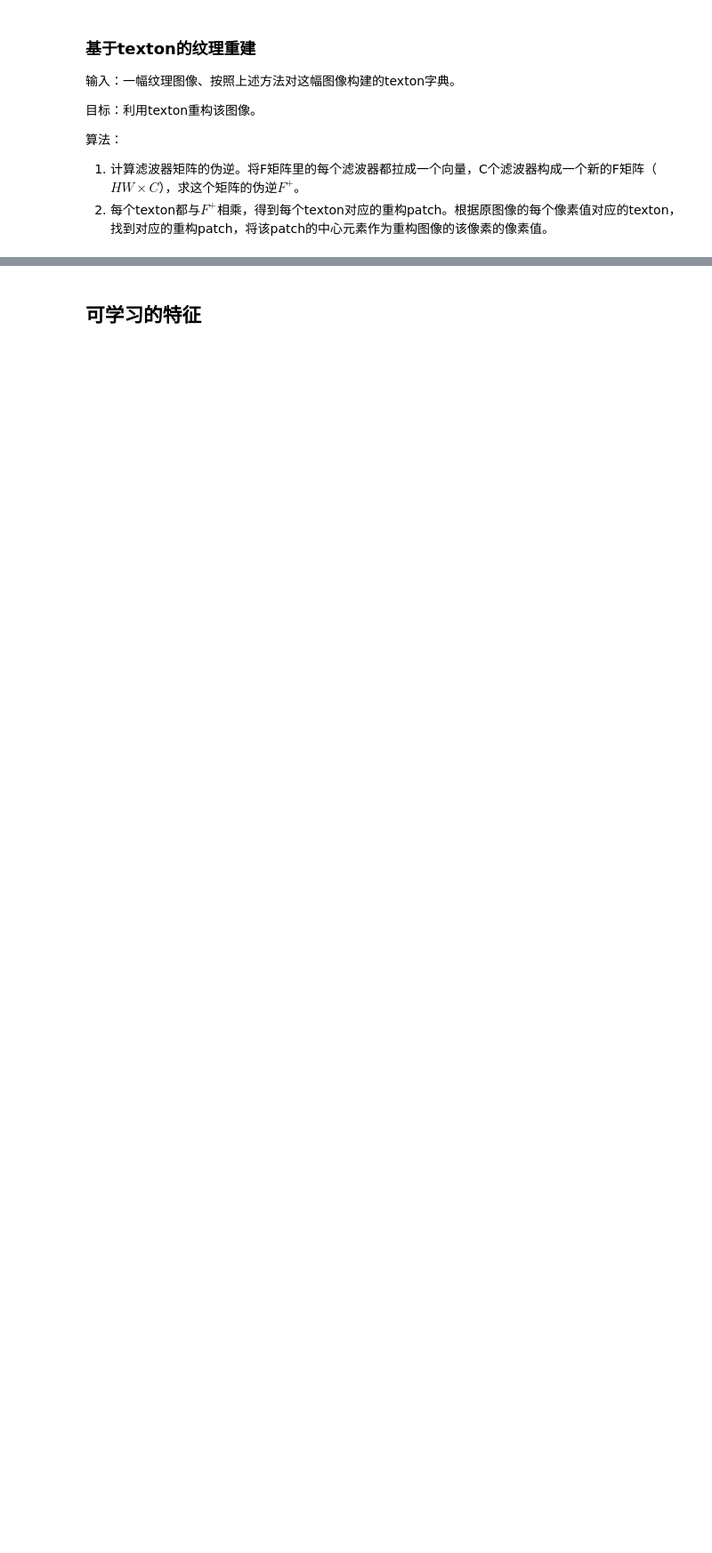
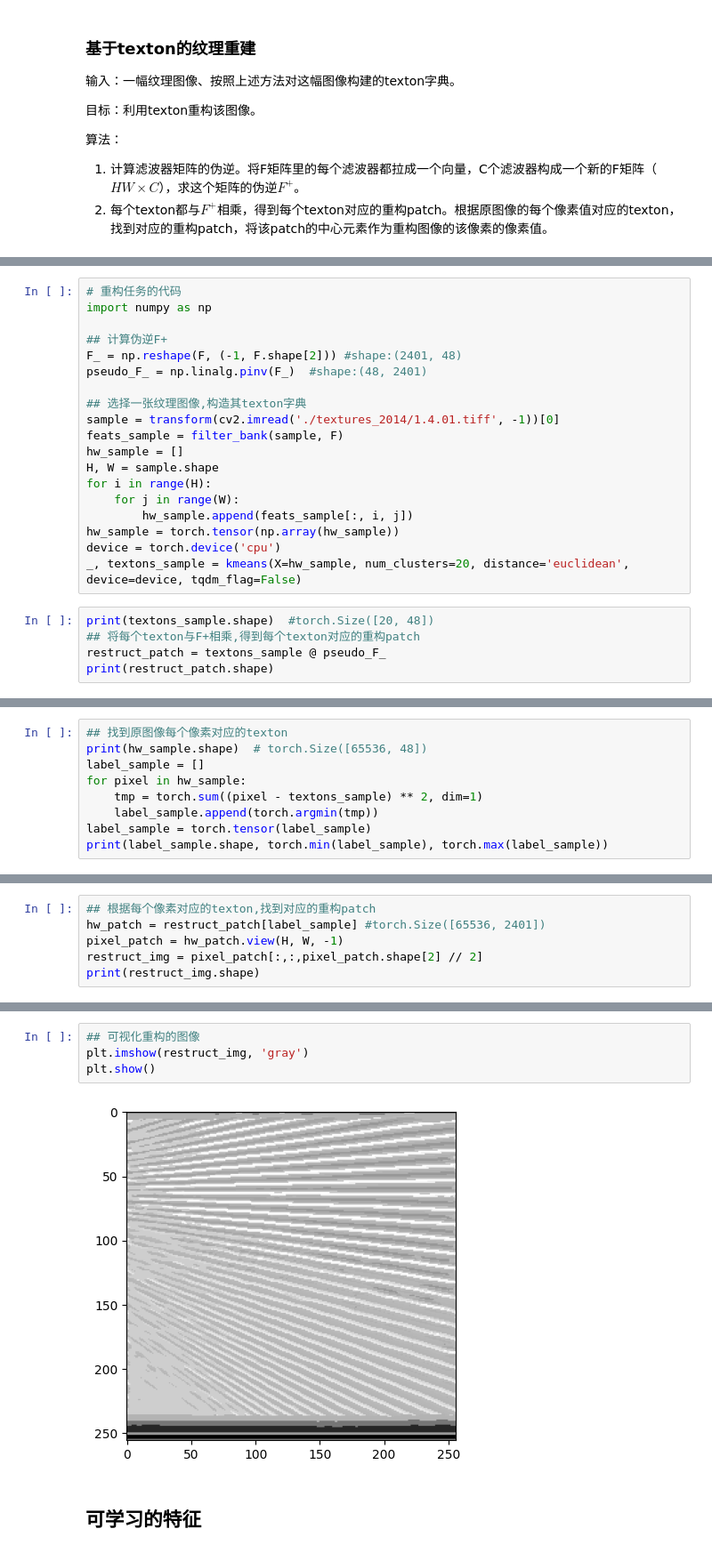
Before and after one commit to DIY-Z/TextonTask, a Jupyter notebook: TextonsTask.ipynb, the cells around one changed output, grey strips where cells are left out. Shown at 89% size. Drawn from its saved outputs; the diff is of its cells as text; blank space fills up the shorter version.

```diff
--- a/TextonsTask.ipynb
+++ b/TextonsTask.ipynb
@@ -326,0 +325,24 @@ label:9
+# %%
+# 重构任务的代码
+import numpy as np
+
+## 计算伪逆F+
+F_ = np.reshape(F, (-1, F.shape[2])) #shape:(2401, 48)
+pseudo_F_ = np.linalg.pinv(F_)  #shape:(48, 2401)
+
+## 选择一张纹理图像,构造其texton字典
+sample = transform(cv2.imread('./textures_2014/1.4.01.tiff', -1))[0]
+feats_sample = filter_bank(sample, F)
+hw_sample = []
+H, W = sample.shape
+for i in range(H):
+    for j in range(W):
+        hw_sample.append(feats_sample[:, i, j])
+hw_sample = torch.tensor(np.array(hw_sample))
+device = torch.device('cpu')
+_, textons_sample = kmeans(X=hw_sample, num_clusters=20, distance='euclidean', device=device, tqdm_flag=False)
+# %%
+print(textons_sample.shape)  #torch.Size([20, 48])
+## 将每个texton与F+相乘,得到每个texton对应的重构patch
+restruct_patch = textons_sample @ pseudo_F_
+print(restruct_patch.shape)
@@ -326,0 +352,9 @@ label:9
+# %%
+## 找到原图像每个像素对应的texton
+print(hw_sample.shape)  # torch.Size([65536, 48])
+label_sample = []
+for pixel in hw_sample:
+    tmp = torch.sum((pixel - textons_sample) ** 2, dim=1)
+    label_sample.append(torch.argmin(tmp))
+label_sample = torch.tensor(label_sample)
+print(label_sample.shape, torch.min(label_sample), torch.max(label_sample))
@@ -326,0 +364,6 @@ label:9
+# %%
+## 根据每个像素对应的texton,找到对应的重构patch
+hw_patch = restruct_patch[label_sample] #torch.Size([65536, 2401])
+pixel_patch = hw_patch.view(H, W, -1)
+restruct_img = pixel_patch[:,:,pixel_patch.shape[2] // 2]
+print(restruct_img.shape)
@@ -327,3 +372,9 @@ label:9
+# %%
+## 可视化重构的图像
+plt.imshow(restruct_img, 'gray')
+plt.show()
+# %% [output]
+[figure, added]
 # %% [markdown]
 ## 可学习的特征
 # %% [markdown]
```
Also changed, not shown: parts of 9 cells of this notebook.
